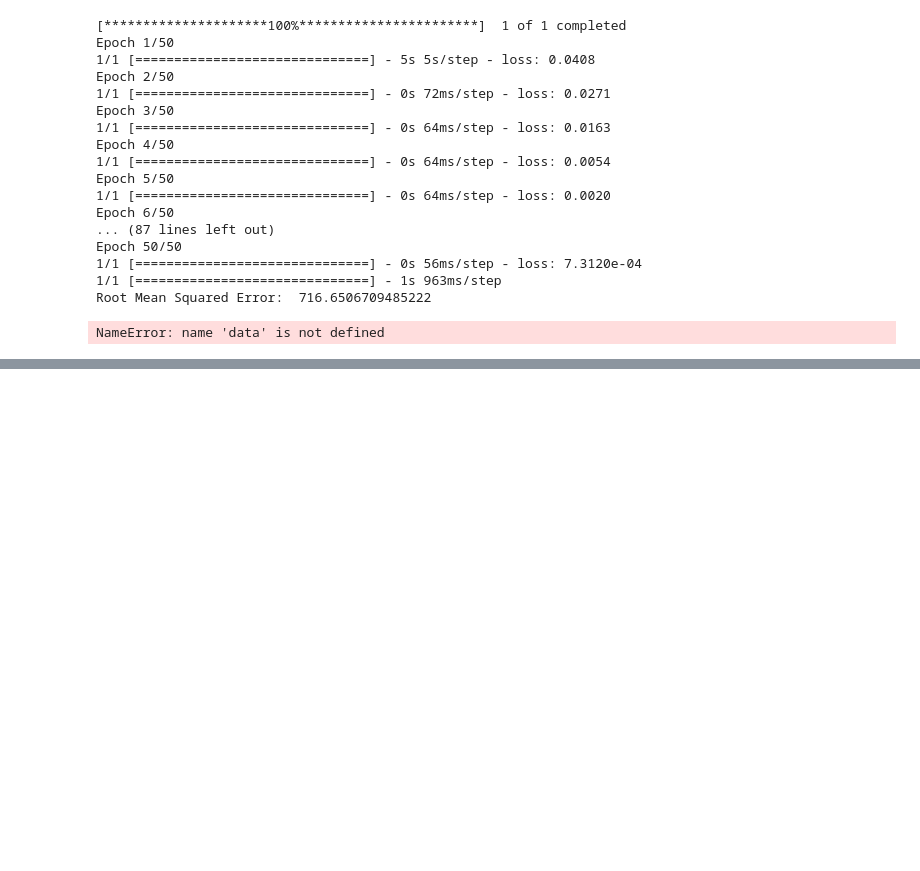
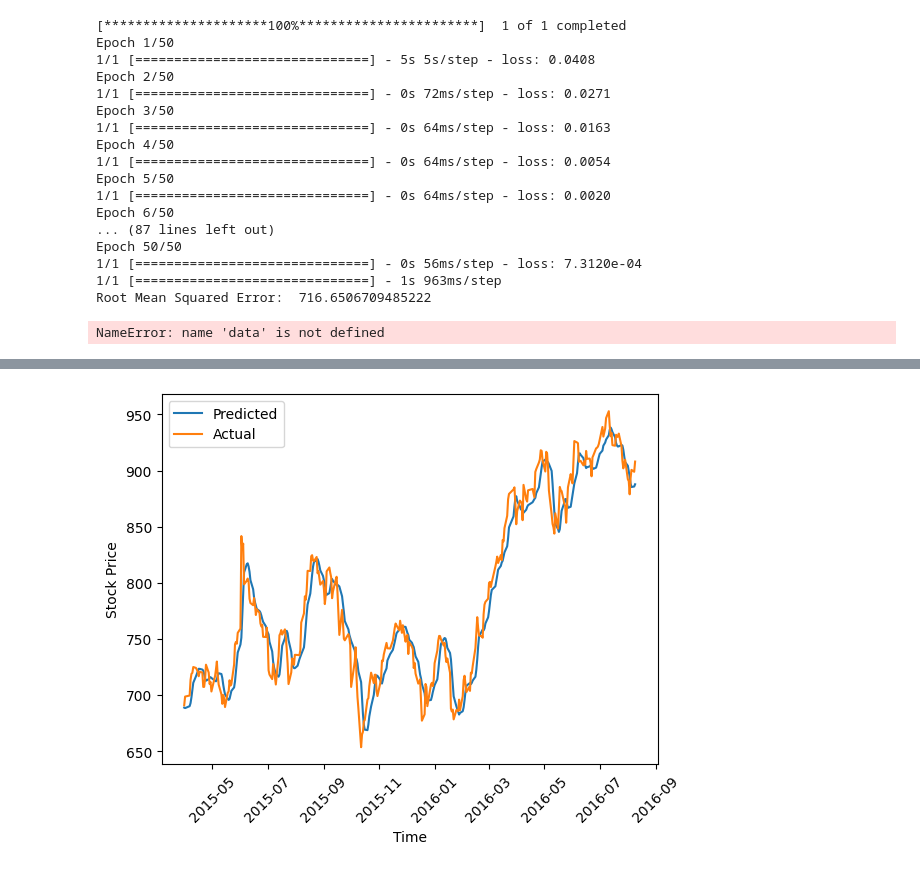
Before and after one commit to KingDEV22/Stock-Analysis, a Jupyter notebook: merge_new.ipynb, the cells around one changed output, grey strips where cells are left out. Saved outputs shown, nothing was run; the diff lists cells and outputs as text; code cells hidden in the pictures; blank space fills up the shorter version.

```diff
--- a/merge_new.ipynb
+++ b/merge_new.ipynb
@@ -598,0 +545,11 @@ stock_data
+# %%
+# Plot the predicted vs actual stock prices
+plt.plot(data.index[sequence_length: len(test_data)],predictions, label="Predicted")
+plt.plot(data.index[sequence_length: len(test_data)],y_test, label="Actual")
+plt.xlabel("Time")
+plt.ylabel("Stock Price")
+plt.xticks(rotation=45)
+plt.legend()
+plt.show()
+# %% [output]
+[figure, added]
```
Also changed, not shown: parts of 8 cells of this notebook, 2 other files.
